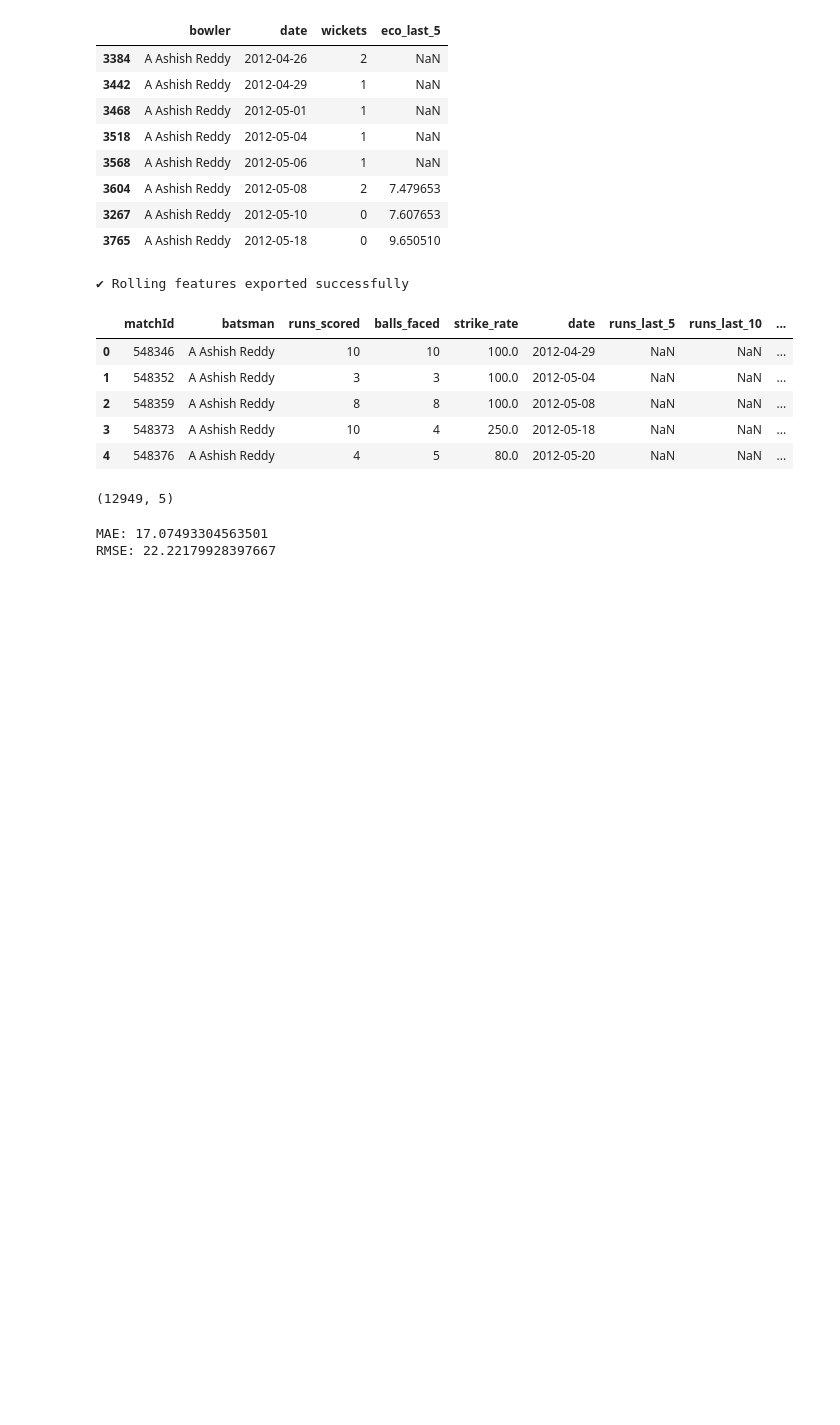
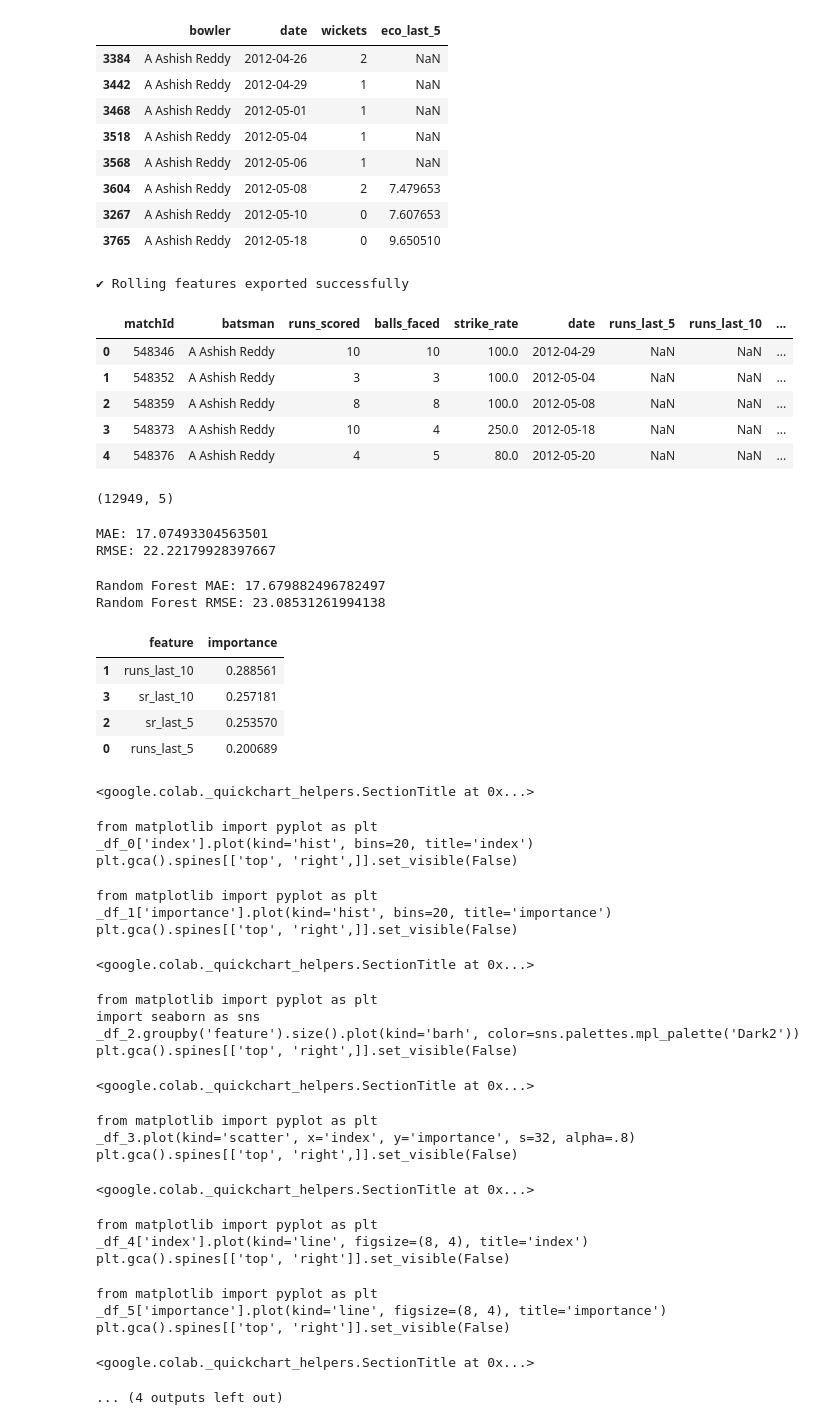
Before and after one commit to angirekulamanoj19-dotcom/Cricket-Player-Performance-Prediction---Group-1-, a Jupyter notebook: cricketplayeranalysis.ipynb, the cells around one changed output. Saved outputs shown, nothing was run; the diff lists cells and outputs as text; code cells hidden in the pictures; blank space fills up the shorter version.

```diff
--- a/cricketplayeranalysis.ipynb
+++ b/cricketplayeranalysis.ipynb
@@ -1647,3 +1647,66 @@ print("RMSE:", rmse)
 # %% [output]
 MAE: 17.07493304563501
 RMSE: 22.22179928397667
+# %%
+from sklearn.ensemble import RandomForestRegressor
+from sklearn.metrics import mean_absolute_error, mean_squared_error
+import numpy as np
+
+rf_model = RandomForestRegressor(
+    n_estimators=100,
+    random_state=42,
+    n_jobs=-1
+)
+
+rf_model.fit(X_train, y_train)
+
+y_pred_rf = rf_model.predict(X_test)
+
+mae_rf = mean_absolute_error(y_test, y_pred_rf)
+rmse_rf = np.sqrt(mean_squared_error(y_test, y_pred_rf))
+
+print("Random Forest MAE:", mae_rf)
+print("Random Forest RMSE:", rmse_rf)
+# %% [output]
+Random Forest MAE: 17.679882496782497
+Random Forest RMSE: 23.08531261994138
+# %%
+import pandas as pd
+
+feature_importance = pd.DataFrame({
+    "feature": features,
+    "importance": rf_model.feature_importances_
+}).sort_values(by="importance", ascending=False)
+
+feature_importance
+# %% [output]
+|  | feature | importance |
+| 1 | runs_last_10 | 0.288561 |
+| 3 | sr_last_10 | 0.257181 |
+| 2 | sr_last_5 | 0.253570 |
+| 0 | runs_last_5 | 0.200689 |
+<google.colab._quickchart_helpers.SectionTitle at 0x...>
+from matplotlib import pyplot as plt
+_df_0['index'].plot(kind='hist', bins=20, title='index')
+plt.gca().spines[['top', 'right',]].set_visible(False)
+from matplotlib import pyplot as plt
+_df_1['importance'].plot(kind='hist', bins=20, title='importance')
+plt.gca().spines[['top', 'right',]].set_visible(False)
+<google.colab._quickchart_helpers.SectionTitle at 0x...>
+from matplotlib import pyplot as plt
+import seaborn as sns
+_df_2.groupby('feature').size().plot(kind='barh', color=sns.palettes.mpl_palette('Dark2'))
+plt.gca().spines[['top', 'right',]].set_visible(False)
+<google.colab._quickchart_helpers.SectionTitle at 0x...>
+from matplotlib import pyplot as plt
+_df_3.plot(kind='scatter', x='index', y='importance', s=32, alpha=.8)
+plt.gca().spines[['top', 'right',]].set_visible(False)
+<google.colab._quickchart_helpers.SectionTitle at 0x...>
+from matplotlib import pyplot as plt
+_df_4['index'].plot(kind='line', figsize=(8, 4), title='index')
+plt.gca().spines[['top', 'right']].set_visible(False)
+from matplotlib import pyplot as plt
+_df_5['importance'].plot(kind='line', figsize=(8, 4), title='importance')
+plt.gca().spines[['top', 'right']].set_visible(False)
+<google.colab._quickchart_helpers.SectionTitle at 0x...>
+... (4 outputs left out)
```
Also changed, not shown: parts of 4 cells of this notebook.
